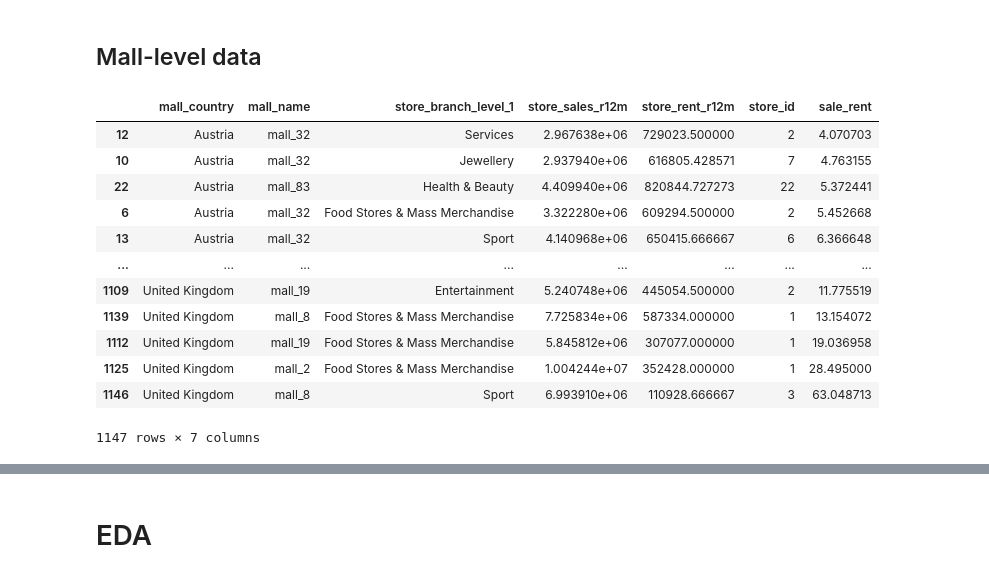
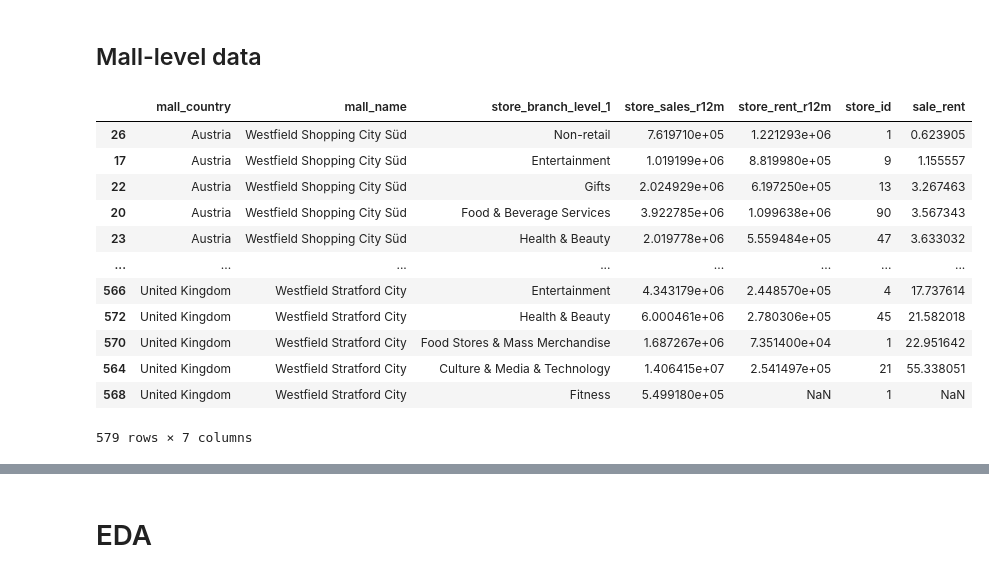
Before and after one commit to JokyHub/Data-Challenge-URW-HEC, a Jupyter notebook: notebook-rong.ipynb, the cells around one changed output, grey strips where cells are left out. Cells and saved outputs as stored; diff of their text form; code cells hidden in the pictures.

```diff
--- a/notebook-rong.ipynb
+++ b/notebook-rong.ipynb
@@ -623,25 +691,25 @@ Unique block_id + external_mall_id combinations in people_flow: 3840
 # %% [markdown]
 ## Mall-level data
 # %%
-store_mall=store.merge(mall,on="mall_id",how="left")
+store_mall=store.merge(filter_malls,on="mall_id",how="inner")
 store_mall_group=store_mall.groupby(["mall_country","mall_name","store_branch_level_1"]).agg({"store_sales_r12m": "mean",
     "store_rent_r12m": "mean","store_id":"count"}).reset_index()
 
 store_mall_group["sale_rent"]=store_mall_group["store_sales_r12m"]/store_mall_group["store_rent_r12m"]
 store_mall_group = store_mall_group.sort_values(by=["mall_country","sale_rent"])
 
 store_mall_group
 # %% [output]
 |  | mall_country | mall_name | store_branch_level_1 | store_sales_r12m | store_rent_r12m | store_id | sale_rent |
-| 12 | Austria | mall_32 | Services | 2.967638e+06 | 729023.500000 | 2 | 4.070703 |
-| 10 | Austria | mall_32 | Jewellery | 2.937940e+06 | 616805.428571 | 7 | 4.763155 |
-| 22 | Austria | mall_83 | Health & Beauty | 4.409940e+06 | 820844.727273 | 22 | 5.372441 |
-| 6 | Austria | mall_32 | Food Stores & Mass Merchandise | 3.322280e+06 | 609294.500000 | 2 | 5.452668 |
-| 13 | Austria | mall_32 | Sport | 4.140968e+06 | 650415.666667 | 6 | 6.366648 |
+| 26 | Austria | Westfield Shopping City Süd | Non-retail | 7.619710e+05 | 1.221293e+06 | 1 | 0.623905 |
+| 17 | Austria | Westfield Shopping City Süd | Entertainment | 1.019199e+06 | 8.819980e+05 | 9 | 1.155557 |
+| 22 | Austria | Westfield Shopping City Süd | Gifts | 2.024929e+06 | 6.197250e+05 | 13 | 3.267463 |
+| 20 | Austria | Westfield Shopping City Süd | Food & Beverage Services | 3.922785e+06 | 1.099638e+06 | 90 | 3.567343 |
+| 23 | Austria | Westfield Shopping City Süd | Health & Beauty | 2.019778e+06 | 5.559484e+05 | 47 | 3.633032 |
 | ... | ... | ... | ... | ... | ... | ... | ... |
-| 1109 | United Kingdom | mall_19 | Entertainment | 5.240748e+06 | 445054.500000 | 2 | 11.775519 |
-| 1139 | United Kingdom | mall_8 | Food Stores & Mass Merchandise | 7.725834e+06 | 587334.000000 | 1 | 13.154072 |
-| 1112 | United Kingdom | mall_19 | Food Stores & Mass Merchandise | 5.845812e+06 | 307077.000000 | 1 | 19.036958 |
-| 1125 | United Kingdom | mall_2 | Food Stores & Mass Merchandise | 1.004244e+07 | 352428.000000 | 1 | 28.495000 |
-| 1146 | United Kingdom | mall_8 | Sport | 6.993910e+06 | 110928.666667 | 3 | 63.048713 |
+| 566 | United Kingdom | Westfield Stratford City | Entertainment | 4.343179e+06 | 2.448570e+05 | 4 | 17.737614 |
+| 572 | United Kingdom | Westfield Stratford City | Health & Beauty | 6.000461e+06 | 2.780306e+05 | 45 | 21.582018 |
+| 570 | United Kingdom | Westfield Stratford City | Food Stores & Mass Merchandise | 1.687267e+06 | 7.351400e+04 | 1 | 22.951642 |
+| 564 | United Kingdom | Westfield Stratford City | Culture & Media & Technology | 1.406415e+07 | 2.541497e+05 | 21 | 55.338051 |
+| 568 | United Kingdom | Westfield Stratford City | Fitness | 5.499180e+05 | NaN | 1 | NaN |
-1147 rows × 7 columns
+579 rows × 7 columns
```
Also changed, not shown: parts of 19 cells of this notebook.
